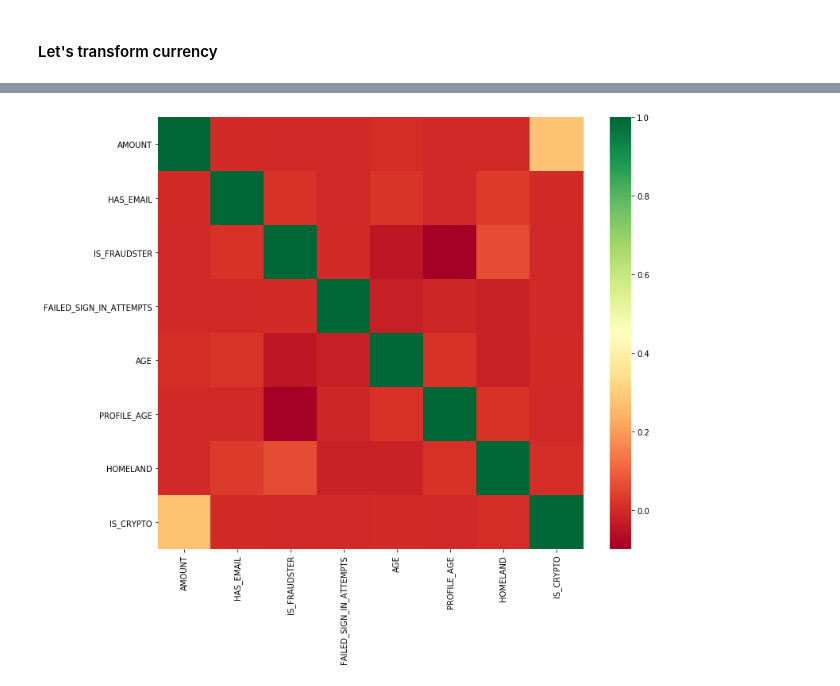
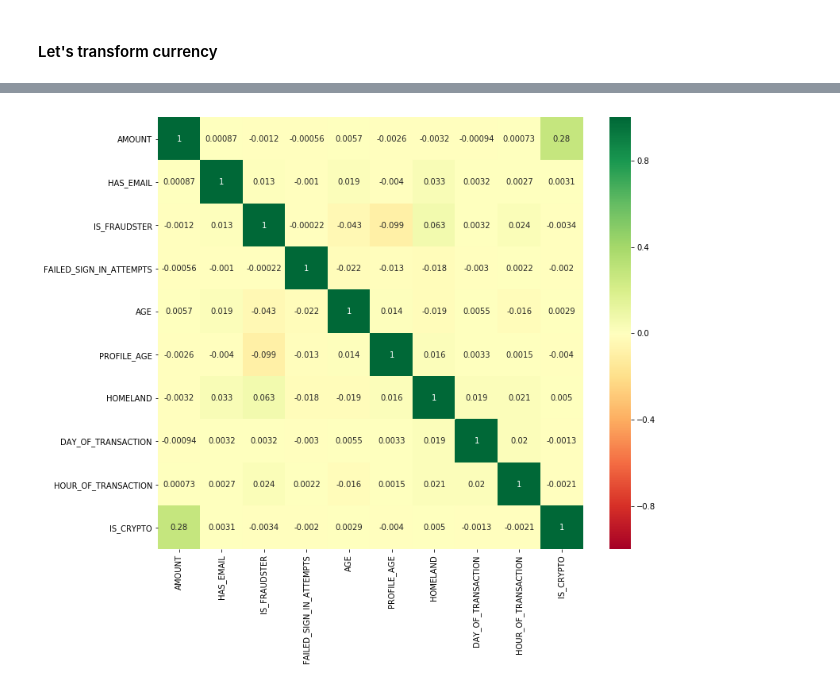
Before and after one commit to VladimirNikiforov/python_common, a Jupyter notebook: challenges/catching_fraud/notebooks/FinCrime.ipynb, the cells around one changed output, grey strips where cells are left out. Cells and saved outputs as stored; diff of their text form; code cells hidden in the pictures.

```diff
--- a/challenges/catching_fraud/notebooks/FinCrime.ipynb
+++ b/challenges/catching_fraud/notebooks/FinCrime.ipynb
@@ -607,11 +630,11 @@ Index(['CURRENCY', 'AMOUNT', 'STATE', 'CREATED_DATE_x', 'MERCHANT_CATEGORY',
 cols_to_select = ['USER_ID', 'CURRENCY', 'AMOUNT',
        'STATE', 'MERCHANT_CATEGORY', 'ENTRY_METHOD', 'TYPE', 'SOURCE', 'HAS_EMAIL',
        'IS_FRAUDSTER', 'TERMS_VERSION', 'KYC', 'FAILED_SIGN_IN_ATTEMPTS', 'AGE', 'PROFILE_AGE', 'HOMELAND',
-       'day_of_transaction', 'hour_of_transaction', 'IS_CRYPTO']
+       'DAY_OF_TRANSACTION', 'HOUR_OF_TRANSACTION', 'IS_CRYPTO']
 # %%
 df = df[cols_to_select]
 # %%
 fig, ax = plt.subplots(figsize=(12,10))
-sns.heatmap(df.corr(),annot=False,cmap="RdYlGn");
+sns.heatmap(df.corr(),annot=True,cmap="RdYlGn",vmin=-1,vmax=1);
 # %% [output]
-[figure, old version]
+[figure, new version]
```
Also changed, not shown: parts of 43 cells of this notebook, 5 other files.
